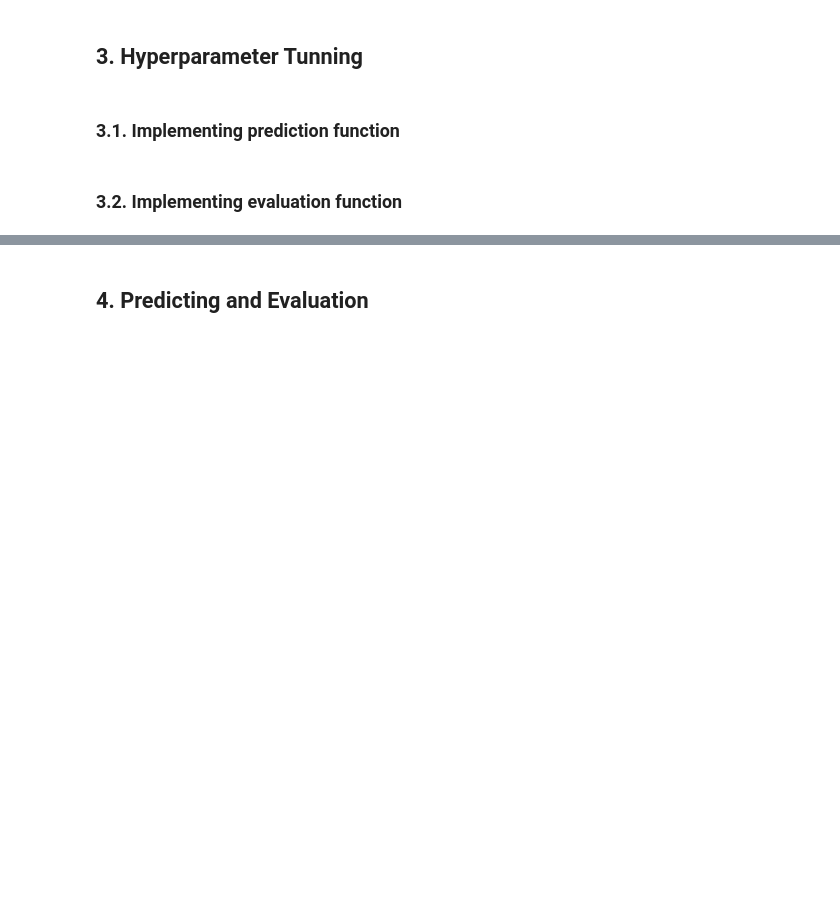
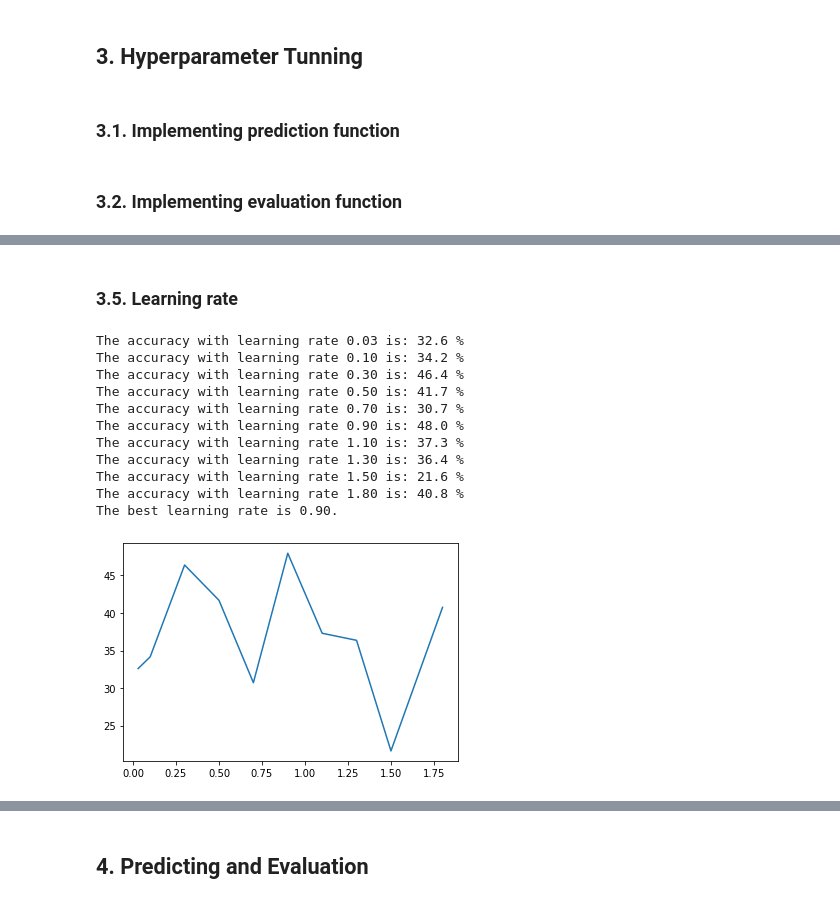
Before and after one commit to mahmoudjahanshahi/DeepLearning, a Jupyter notebook: RedWineQuality/shallowNN.ipynb, the cells around one changed output, grey strips where cells are left out. Cells and saved outputs as stored; diff of their text form; code cells hidden in the pictures; blank space fills up the shorter version.

```diff
--- a/RedWineQuality/shallowNN.ipynb
+++ b/RedWineQuality/shallowNN.ipynb
@@ -299,0 +341,32 @@ plt.plot(test_n_h, accuracy_log)
+# %% [markdown]
+### 3.5. Learning rate
+# %%
+test_set = (0.03,0.1,0.3,0.5,0.7,0.9,1.1,1.3,1.5,1.8)
+accuracy_log = []
+max_accuracy = 0
+best_result = 0
+for i in test_set:
+    parameters = nn_model(X_train, Y_train, n_h = 6, scaling_factor = 0.001, learning_rate = i, num_iterations = 2000)
+    predictions = predict(parameters, X_cv)
+    accuracy = pred_evaluation(predictions,Y_cv)
+    accuracy_log.append(accuracy)
+    print("The accuracy with learning rate %.2f is: %.1f %% " %(i,accuracy))
+    if accuracy > max_accuracy:
+        max_accuracy = accuracy
+        best_result = i
+
+plt.plot(test_set, accuracy_log)
+print("The best learning rate is %.2f." %best_result)
+# %% [output]
+The accuracy with learning rate 0.03 is: 32.6 %
+The accuracy with learning rate 0.10 is: 34.2 %
+The accuracy with learning rate 0.30 is: 46.4 %
+The accuracy with learning rate 0.50 is: 41.7 %
+The accuracy with learning rate 0.70 is: 30.7 %
+The accuracy with learning rate 0.90 is: 48.0 %
+The accuracy with learning rate 1.10 is: 37.3 %
+The accuracy with learning rate 1.30 is: 36.4 %
+The accuracy with learning rate 1.50 is: 21.6 %
+The accuracy with learning rate 1.80 is: 40.8 %
+The best learning rate is 0.90.
+[figure, added]
```
Also changed, not shown: parts of 22 cells of this notebook.
